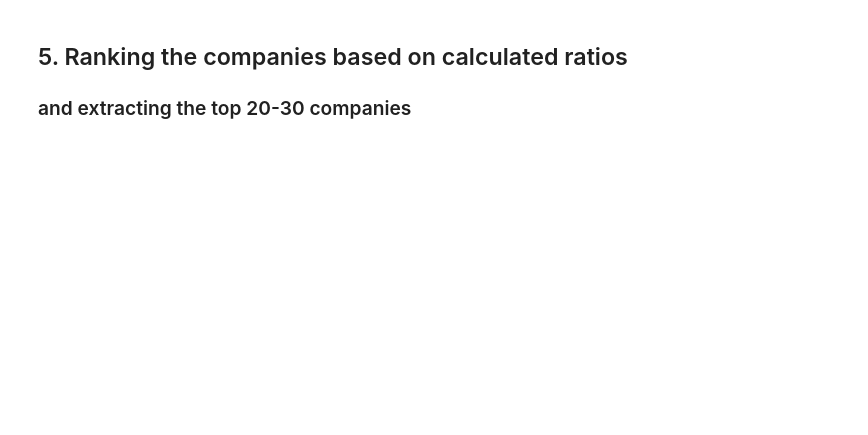
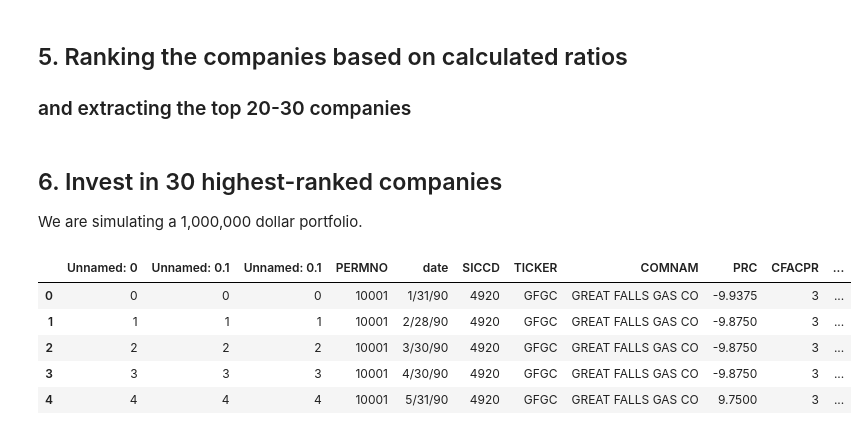
Before and after one commit to ziziberry/Stat107MagicFormula, a Jupyter notebook: Test.ipynb, the cells around one changed output. Cells and saved outputs as stored; diff of their text form; code cells hidden in the pictures; blank space fills up the shorter version.

```diff
--- a/Test.ipynb
+++ b/Test.ipynb
@@ -204,0 +265,14 @@ def get_top(df, year, ratio1weight):
+# %% [markdown]
+## 6. Invest in 30 highest-ranked companies
+We are simulating a 1,000,000 dollar portfolio.
+# %%
+# monthly stock price data is downloaded from CRSP database
+prices_df=pd.read_csv("CRSPMonthlyPrices.csv")
+prices_df.head()
+# %% [output]
+|  | Unnamed: 0 | Unnamed: 0.1 | Unnamed: 0.1 | PERMNO | date | SICCD | TICKER | COMNAM | PRC | CFACPR | ... |
+| 0 | 0 | 0 | 0 | 10001 | 1/31/90 | 4920 | GFGC | GREAT FALLS GAS CO | -9.9375 | 3 | ... |
+| 1 | 1 | 1 | 1 | 10001 | 2/28/90 | 4920 | GFGC | GREAT FALLS GAS CO | -9.8750 | 3 | ... |
+| 2 | 2 | 2 | 2 | 10001 | 3/30/90 | 4920 | GFGC | GREAT FALLS GAS CO | -9.8750 | 3 | ... |
+| 3 | 3 | 3 | 3 | 10001 | 4/30/90 | 4920 | GFGC | GREAT FALLS GAS CO | -9.8750 | 3 | ... |
+| 4 | 4 | 4 | 4 | 10001 | 5/31/90 | 4920 | GFGC | GREAT FALLS GAS CO | 9.7500 | 3 | ... |
```
Also changed, not shown: parts of 32 cells of this notebook.
